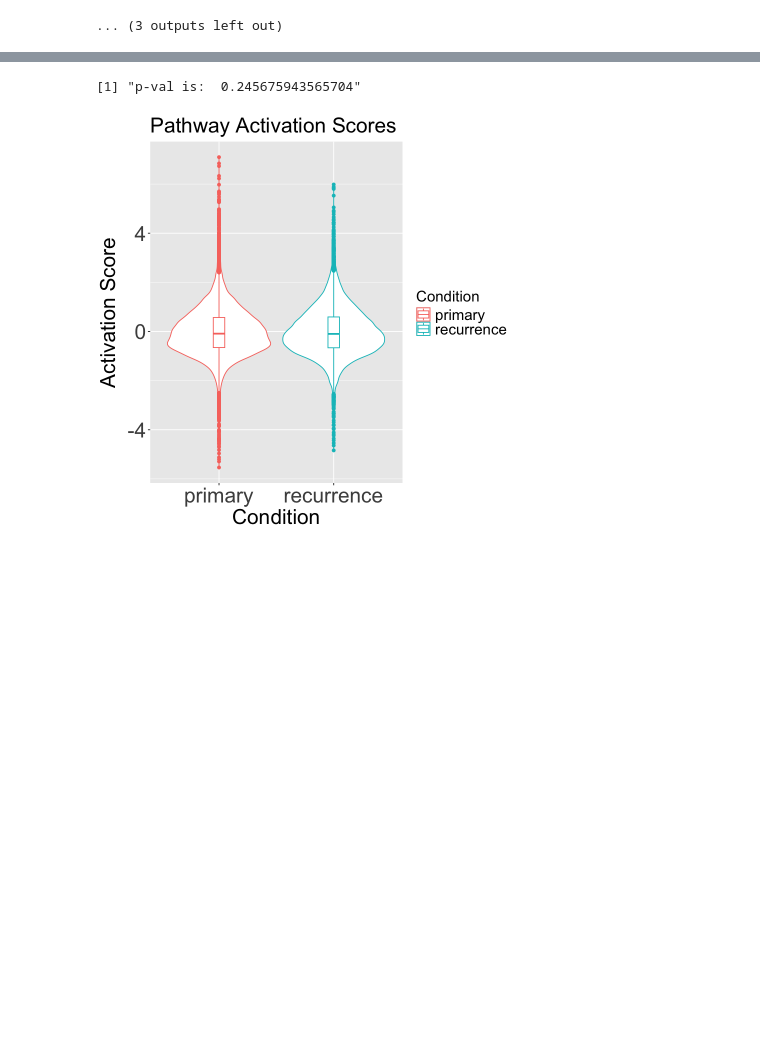
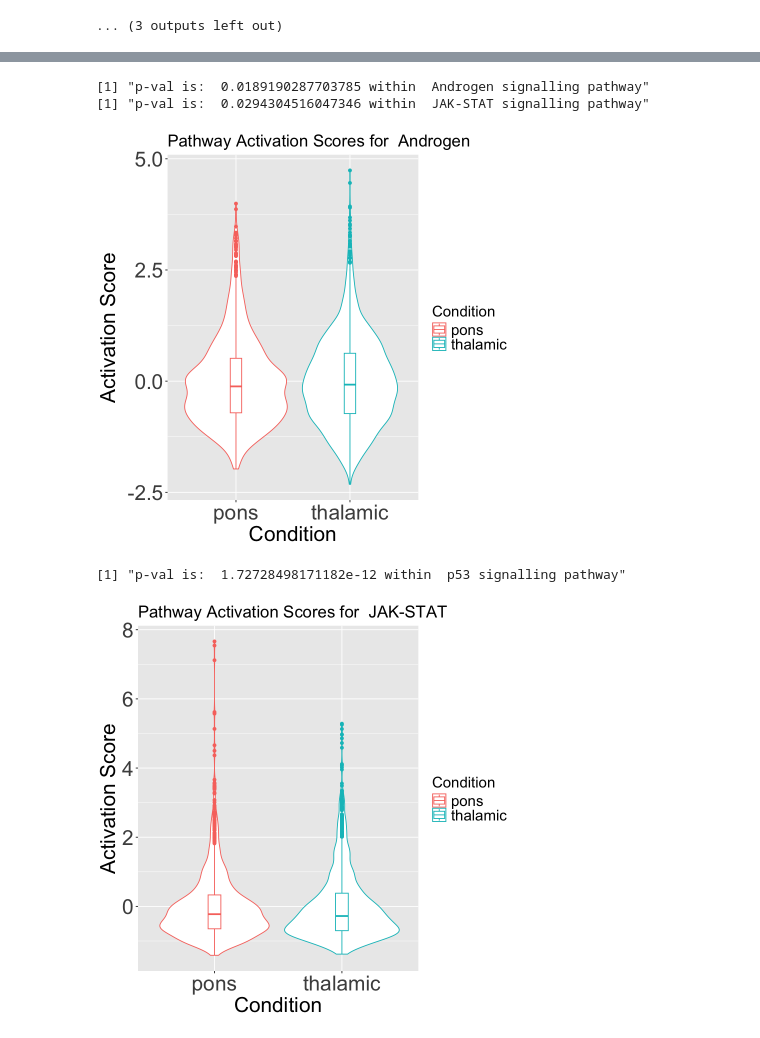
Before and after one commit to Dun-Lab/ADAPTS, a Jupyter notebook: scripts/PROGENy_analysis.ipynb, the cells around one changed output, grey strips where cells are left out. Saved outputs shown, nothing was run; the diff lists cells and outputs as text; code cells hidden in the pictures; blank space fills up the shorter version.

```diff
--- a/scripts/PROGENy_analysis.ipynb
+++ b/scripts/PROGENy_analysis.ipynb
@@ -265,24 +271,11 @@ print(violin_plot)
-# %%
-res <- ks.test(clinic_status_pathwayscore$Activity[clinic_status_pathwayscore$Condition=='primary'], clinic_status_pathwayscore$Activity[clinic_status_pathwayscore$Condition=='recurrence'])
-p1 <- res$p
-print(paste("p-val is: ", p1))
-violin_plot <- ggplot(clinic_status_pathwayscore, aes(x = Condition, y = Activity, color = Condition) ) +
-  geom_violin() +
-  labs(title = "Pathway Activation Scores",
-       x = "Condition",
-       y = "Activation Score")+
-       geom_boxplot(width=0.1)+
-         theme(
-        legend.text = element_text(size = 18),
-        legend.title = element_text(size = 18),
-        plot.title = element_text(size = 25),
-        plot.subtitle = element_text(size = 25),
-        axis.text=element_text(size=25),
-        axis.title=element_text(size=25)
-  )
-
-
-print(violin_plot)
-# %% [output]
-[1] "p-val is:  0.245675943565704"
-[figure, removed]
+# %%
+conditions <- c('pons', 'thalamic')
+for (pathway in unique(location_pathwayscore$Pathway)) {
+    violin_plot_per_pathway(pathway_score = location_pathwayscore, pathway = pathway, conditions = conditions)
+}
+# %% [output]
+[1] "p-val is:  0.0189190287703785 within  Androgen signalling pathway"
+[1] "p-val is:  0.0294304516047346 within  JAK-STAT signalling pathway"
+[figure, added]
+[1] "p-val is:  1.72728498171182e-12 within  p53 signalling pathway"
+[figure, added]
```
Also changed, not shown: parts of 3 cells of this notebook.
